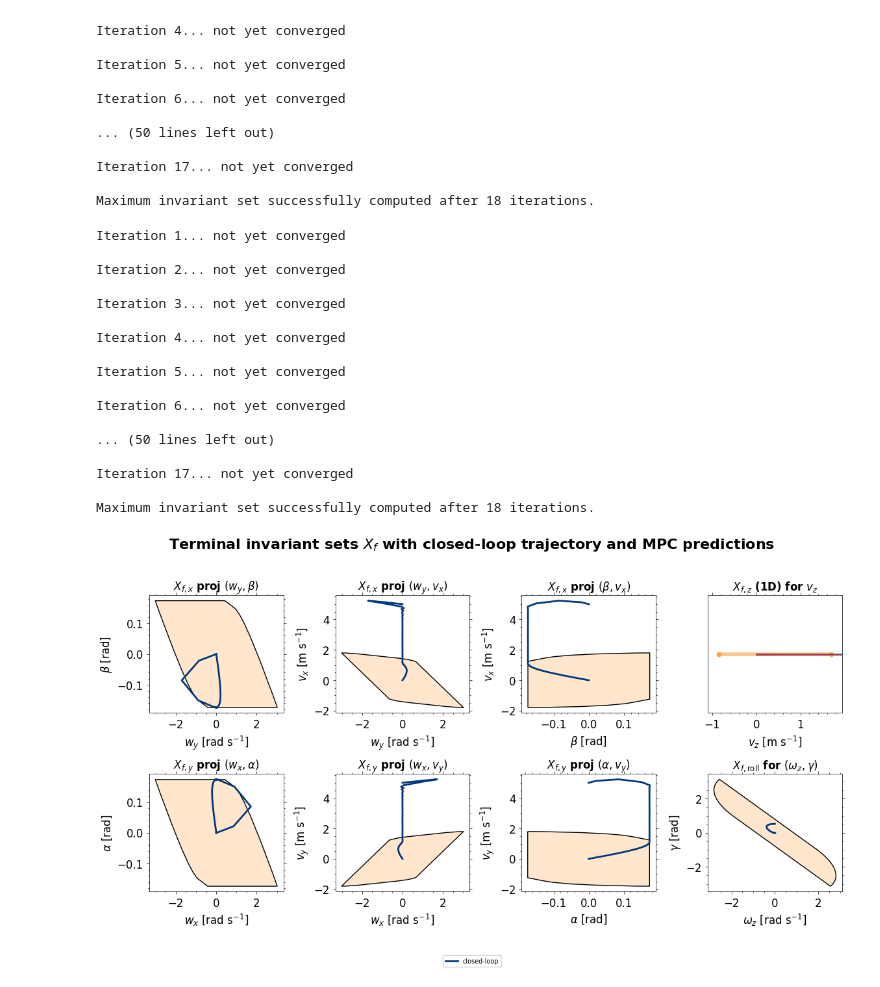
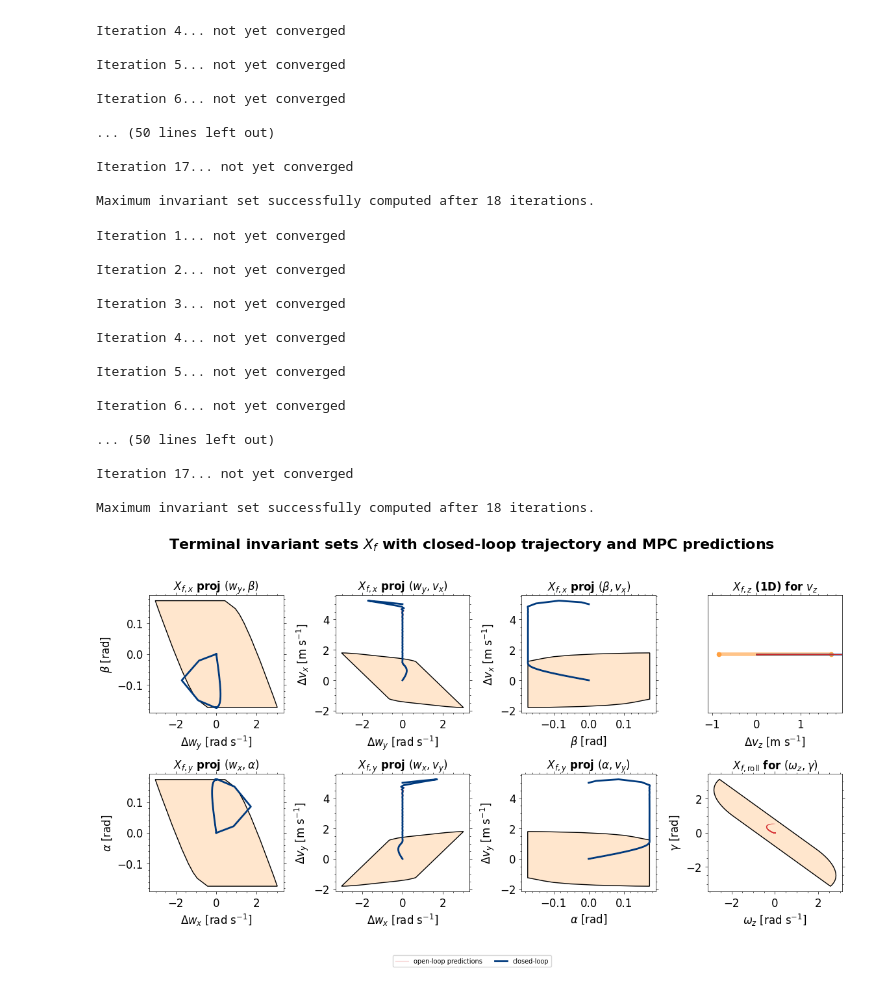
Before and after one commit to VincentEllenrieder/MPC-project-groupBS, a Jupyter notebook: project/Deliverable_3_1/Deliverable_3_1.ipynb, the cells around one changed output. Drawn from its saved outputs; the diff is of its cells as text; code cells hidden in the pictures.

Commit message:
New updated plots and debug errors

```diff
--- a/project/Deliverable_3_1/Deliverable_3_1.ipynb
+++ b/project/Deliverable_3_1/Deliverable_3_1.ipynb
@@ -1218,11 +1215,26 @@ def delta_sub_traj(full_traj, mpc_sub):
     """Convert a full (12, T) ABSOLUTE trajectory to reduced DELTA trajectory (nx, T)."""
     return full_traj[mpc_sub.x_ids, :] - mpc_sub.xs[:, None]
 
-def overlay_predictions(ax, mpc_sub, dims, color="#d83034", alpha=0.25, lw=0.8):
-    """Overlay all open-loop predictions on a given 2D projection."""
-    for k, x_ol in enumerate(x_ol_hist):
-        dx_ol = delta_sub_traj(x_ol, mpc_sub)     # (nx, N+1) in delta space
-        ax.plot(dx_ol[dims[0], :], dx_ol[dims[1], :], color=color, alpha=alpha, linewidth=lw)
+def overlay_predictions(ax, mpc_sub, dims,
+                        color="#d83034", alpha=0.25, lw=0.8,
+                        label="open-loop predictions"):
+    """
+    Overlay all open-loop MPC predictions on a 2D projection,
+    but create only ONE legend entry.
+    """
+    first = True
+    for x_ol in x_ol_hist:
+        dx_ol = delta_sub_traj(x_ol, mpc_sub)  # (nx, N+1) in delta-space
+        ax.plot(
+            dx_ol[dims[0], :],
+            dx_ol[dims[1], :],
+            color=color,
+            alpha=alpha,
+            linewidth=lw,
+            label=(label if first else None)
+        )
+        first = False
+
 
 def overlay_closedloop(ax, mpc_sub, dims, color="#003a7d", lw=2.0, label="closed-loop"):
     """Overlay closed-loop trajectory on a given 2D projection."""
@@ -1237,33 +1249,33 @@ fig.suptitle("Terminal invariant sets $X_f$ with closed-loop trajectory and MPC
 # ===== X subsystem projections (dims refer to reduced order: [w_y, beta, v_x])
 axs[0,0].set_title(r"$X_{f,x}$ proj $(w_y,\beta)$", fontweight="bold", fontsize=TITLE_SIZE)
 plot_poly(axs[0,0], Xf_x.projection(dims=(0,1)))
-overlay_predictions(axs[0,0], mpc_x, dims=(0,1))
+overlay_predictions(axs[0,0], mpc_x, dims=(0,1),label="open-loop predictions")
 overlay_closedloop(axs[0,0], mpc_x, dims=(0,1))
 
 axs[0,1].set_title(r"$X_{f,x}$ proj $(w_y,v_x)$", fontweight="bold", fontsize=TITLE_SIZE)
 plot_poly(axs[0,1], Xf_x.projection(dims=(0,2)))
-overlay_predictions(axs[0,1], mpc_x, dims=(0,2))
+overlay_predictions(axs[0,1], mpc_x, dims=(0,2),label="open-loop predictions")
 overlay_closedloop(axs[0,1], mpc_x, dims=(0,2))
 
 axs[0,2].set_title(r"$X_{f,x}$ proj $(\beta,v_x)$", fontweight="bold", fontsize=TITLE_SIZE)
 plot_poly(axs[0,2], Xf_x.projection(dims=(1,2)))
-overlay_predictions(axs[0,2], mpc_x, dims=(1,2))
+overlay_predictions(axs[0,2], mpc_x, dims=(1,2),label="open-loop predictions")
 overlay_closedloop(axs[0,2], mpc_x, dims=(1,2))
 
 # ===== Y subsystem projections (dims refer to reduced order: [w_x, alpha, v_y])
 axs[1,0].set_title(r"$X_{f,y}$ proj $(w_x,\alpha)$", fontweight="bold", fontsize=TITLE_SIZE)
 plot_poly(axs[1,0], Xf_y.projection(dims=(0,1)))
-overlay_predictions(axs[1,0], mpc_y, dims=(0,1))
+overlay_predictions(axs[1,0], mpc_y, dims=(0,1),label="open-loop predictions")
 overlay_closedloop(axs[1,0], mpc_y, dims=(0,1))
 
 axs[1,1].set_title(r"$X_{f,y}$ proj $(w_x,v_y)$", fontweight="bold", fontsize=TITLE_SIZE)
 plot_poly(axs[1,1], Xf_y.projection(dims=(0,2)))
-overlay_predictions(axs[1,1], mpc_y, dims=(0,2))
+overlay_predictions(axs[1,1], mpc_y, dims=(0,2),label="open-loop predictions")
 overlay_closedloop(axs[1,1], mpc_y, dims=(0,2))
 
 axs[1,2].set_title(r"$X_{f,y}$ proj $(\alpha,v_y)$", fontweight="bold", fontsize=TITLE_SIZE)
 plot_poly(axs[1,2], Xf_y.projection(dims=(1,2)))
-overlay_predictions(axs[1,2], mpc_y, dims=(1,2))
+overlay_predictions(axs[1,2], mpc_y, dims=(1,2),label="open-loop predictions")
 overlay_closedloop(axs[1,2], mpc_y, dims=(1,2))
 
 # ===== Z subsystem (1D): v_z interval + show closed-loop/predictions along the line
@@ -1282,49 +1294,49 @@ for x_ol in x_ol_hist:
 # ===== Roll subsystem (2D): reduced order [w_z, gamma]
 axs[1,3].set_title(r"$X_{f,\mathrm{roll}}$ for $(\omega_z,\gamma)$", fontweight="bold", fontsize=TITLE_SIZE)
 plot_poly(axs[1,3], Xf_r, label=r"$X_{f,\mathrm{roll}}$")
-overlay_predictions(axs[1,3], mpc_r, dims=(0,1))
+overlay_predictions(axs[1,3], mpc_r, dims=(0,1),label="open-loop predictions")
 overlay_closedloop(axs[1,3], mpc_r, dims=(0,1))
 
 # labels (keep yours)
-axs[0,0].set_xlabel(r"$w_y$ [rad s$^{-1}$]", fontsize=AXIS_LABEL_SIZE); axs[0,0].set_ylabel(r"$\beta$ [rad]", fontsize=AXIS_LABEL_SIZE)
-axs[0,1].set_xlabel(r"$w_y$ [rad s$^{-1}$]", fontsize=AXIS_LABEL_SIZE); axs[0,1].set_ylabel(r"$v_x$ [m s$^{-1}$]", fontsize=AXIS_LABEL_SIZE)
-axs[0,2].set_xlabel(r"$\beta$ [rad]", fontsize=AXIS_LABEL_SIZE);       axs[0,2].set_ylabel(r"$v_x$ [m s$^{-1}$]", fontsize=AXIS_LABEL_SIZE)
+axs[0,0].set_xlabel(r"$\Delta w_y$ [rad s$^{-1}$]", fontsize=AXIS_LABEL_SIZE); axs[0,0].set_ylabel(r"$\beta$ [rad]", fontsize=AXIS_LABEL_SIZE)
+axs[0,1].set_xlabel(r"$\Delta w_y$ [rad s$^{-1}$]", fontsize=AXIS_LABEL_SIZE); axs[0,1].set_ylabel(r"$\Delta v_x$ [m s$^{-1}$]", fontsize=AXIS_LABEL_SIZE)
+axs[0,2].set_xlabel(r"$\beta$ [rad]", fontsize=AXIS_LABEL_SIZE);       axs[0,2].set_ylabel(r"$\Delta v_x$ [m s$^{-1}$]", fontsize=AXIS_LABEL_SIZE)
 
-axs[1,0].set_xlabel(r"$w_x$ [rad s$^{-1}$]", fontsize=AXIS_LABEL_SIZE); axs[1,0].set_ylabel(r"$\alpha$ [rad]", fontsize=AXIS_LABEL_SIZE)
-axs[1,1].set_xlabel(r"$w_x$ [rad s$^{-1}$]", fontsize=AXIS_LABEL_SIZE); axs[1,1].set_ylabel(r"$v_y$ [m s$^{-1}$]", fontsize=AXIS_LABEL_SIZE)
-axs[1,2].set_xlabel(r"$\alpha$ [rad]", fontsize=AXIS_LABEL_SIZE);       axs[1,2].set_ylabel(r"$v_y$ [m s$^{-1}$]", fontsize=AXIS_LABEL_SIZE)
+axs[1,0].set_xlabel(r"$\Delta w_x$ [rad s$^{-1}$]", fontsize=AXIS_LABEL_SIZE); axs[1,0].set_ylabel(r"$\alpha$ [rad]", fontsize=AXIS_LABEL_SIZE)
+axs[1,1].set_xlabel(r"$\Delta w_x$ [rad s$^{-1}$]", fontsize=AXIS_LABEL_SIZE); axs[1,1].set_ylabel(r"$\Delta v_y$ [m s$^{-1}$]", fontsize=AXIS_LABEL_SIZE)
+axs[1,2].set_xlabel(r"$\alpha$ [rad]", fontsize=AXIS_LABEL_SIZE);       axs[1,2].set_ylabel(r"$\Delta v_y$ [m s$^{-1}$]", fontsize=AXIS_LABEL_SIZE)
 
-axs[0,3].set_xlabel(r"$v_z$ [m s$^{-1}$]", fontsize=AXIS_LABEL_SIZE)
+axs[0,3].set_xlabel(r"$\Delta v_z$ [m s$^{-1}$]", fontsize=AXIS_LABEL_SIZE)
 
 axs[1,3].set_xlabel(r"$\omega_z$ [rad s$^{-1}$]", fontsize=AXIS_LABEL_SIZE); axs[1,3].set_ylabel(r"$\gamma$ [rad]", fontsize=AXIS_LABEL_SIZE)
 
 # one legend (closed-loop label comes from first axis)
 handles, labels = axs[0,0].get_legend_handles_labels()
 fig.legend(handles, labels, loc="lower center", ncol=3, frameon=True)
 
 # cosmetics
 for ax in axs.ravel():
     ax.tick_params(labelsize=TICK_LABEL_SIZE)
 
 plt.tight_layout(rect=[0, 0.08, 1, 0.95])
 fig.savefig("terminal_sets_with_cl_and_ol_predictions.pdf", bbox_inches="tight")
 plt.show()
 # %% [output]
 Iteration 1... not yet converged
 
 Iteration 2... not yet converged
 
 Iteration 3... not yet converged
 
 Iteration 4... not yet converged
 
 Iteration 5... not yet converged
 
 Iteration 6... not yet converged
 
 ... (50 lines left out)
 
 Iteration 17... not yet converged
 
 Maximum invariant set successfully computed after 18 iterations.
-[figure, old version]
+[figure, new version]
```
Also changed, not shown: parts of 6 cells of this notebook, 9 other files.
